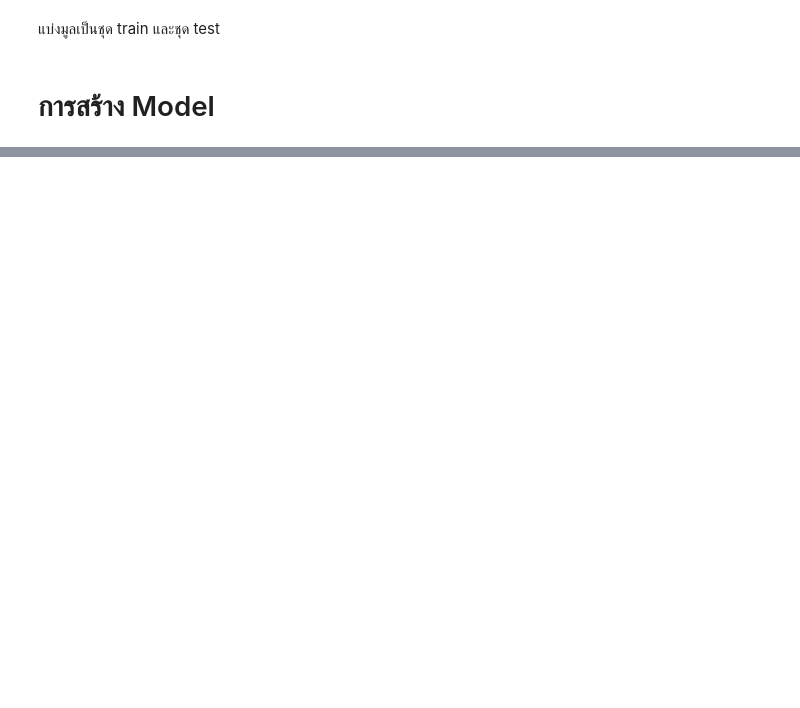
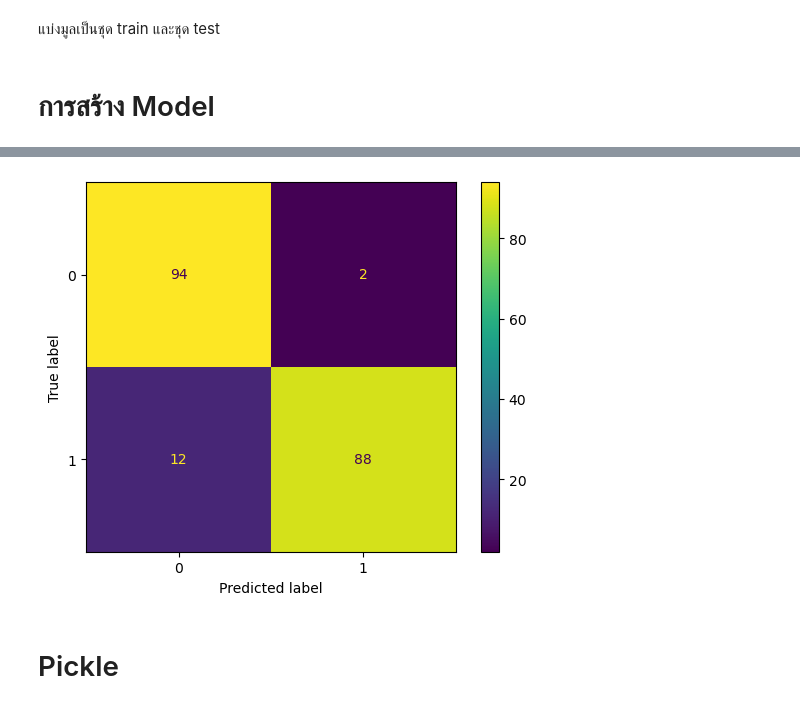
Before and after one commit to qpsss/Credit-Card-Fraud-Detection, a Jupyter notebook: Credit_Card_Fraud_Detection.ipynb, the cells around one changed output, grey strips where cells are left out. Saved outputs shown, nothing was run; the diff lists cells and outputs as text; code cells hidden in the pictures; blank space fills up the shorter version.

```diff
--- a/Credit_Card_Fraud_Detection.ipynb
+++ b/Credit_Card_Fraud_Detection.ipynb
@@ -236,0 +276,5 @@ weighted avg       0.94      0.94      0.94       197
+# %%
+MLPC_model = MLPClassifier(hidden_layer_sizes=(490,), max_iter=10000)
+MLPC_model.fit(X_train, y_train)
+y_pred_MLPC = MLPC_model.predict(X_test)
+accuracy_score(y_test,y_pred_MLPC)
@@ -237,3 +294,12 @@ weighted avg       0.94      0.94      0.94       197
+# %%
+cm = confusion_matrix(y_test, y_pred_MLPC, labels=log_model.classes_)
+disp = ConfusionMatrixDisplay(confusion_matrix=cm, display_labels=log_model.classes_)
+disp.plot()
+plt.show()
+# %% [output]
+[figure, added]
+# %% [markdown]
+# Pickle
 # %%
 import pickle
 # %%
```
Also changed, not shown: parts of 15 cells of this notebook, 1 other file.
